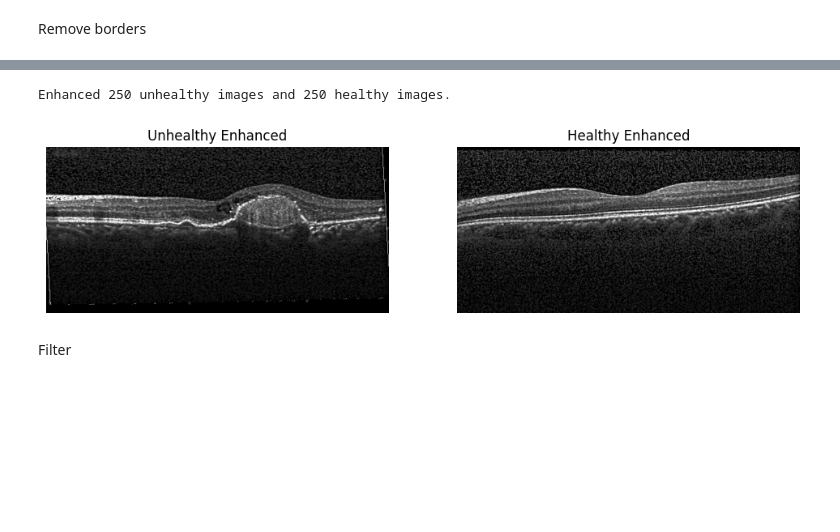
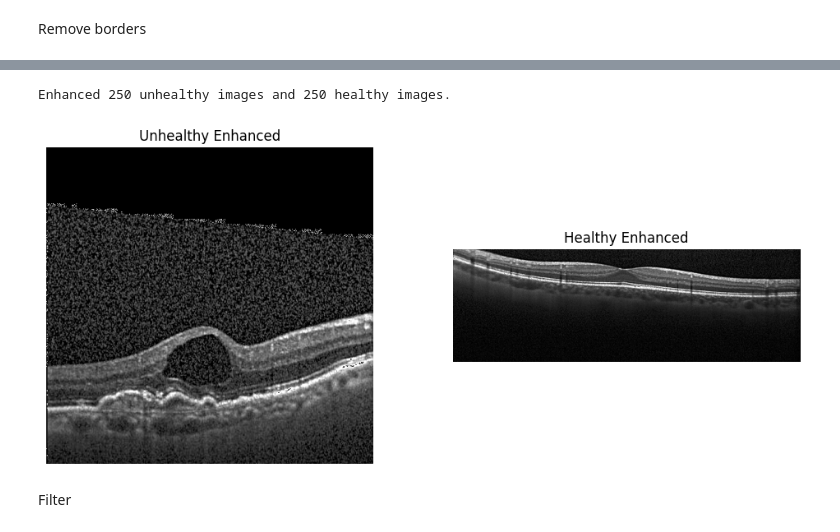
Before and after one commit to m2802h/Computer-Vision, a Jupyter notebook: Project.ipynb, the cells around one changed output, grey strips where cells are left out. Saved outputs shown, nothing was run; the diff lists cells and outputs as text; code cells hidden in the pictures; blank space fills up the shorter version.

```diff
--- a/Project.ipynb
+++ b/Project.ipynb
@@ -56,3 +70,15 @@ plt.show()
+# %%
+import cv2, os
+from pathlib import Path
+
+folder_path = Path("Data/CellData/OCT/train/CNV")
+images_unhealthy_train = []
+
+for file in folder_path.iterdir():
+    if file.suffix.lower() in {".png", ".jpg", ".jpeg"}:
+        img = cv2.imread(str(file), cv2.IMREAD_GRAYSCALE)  # returns a NumPy array
+        if img is not None:
+            images_unhealthy_train.append(img)
 # %% [markdown]
 Remove borders
 # %%
@@ -101,51 +136,81 @@ import numpy as np
 from PIL import Image
 import matplotlib.pyplot as plt
 
-def enhance_low_high(img, blur_kernel=(27, 27), highpass_weight=1.0):
+def _ensure_odd_kernel(k):
+    # Make sure Gaussian kernel size is valid (odd, >=1)
+    if isinstance(k, int):
+        return (k if k % 2 == 1 else k + 1)
+    kh = k[0] if isinstance(k, tuple) else k
+    kw = k[1] if isinstance(k, tuple) else k
+    kh = kh if kh % 2 == 1 else kh + 1
+    kw = kw if kw % 2 == 1 else kw + 1
+    return (max(1, kh), max(1, kw))
+
+def _to_gray_array(img):
+    """Accepts np.ndarray (gray or RGB/BGR) or PIL.Image; returns 2D uint8 array."""
+    if isinstance(img, np.ndarray):
+        if img.ndim == 2:
+            return img.astype(np.uint8, copy=False)
+        elif img.ndim == 3:
+            # Assume BGR (cv2) or RGB; if unsure, convert by averaging channels
+            # Safer universal path: convert to gray with cv2 (assumes BGR)
+            try:
+                return cv2.cvtColor(img, cv2.COLOR_BGR2GRAY)
+            except cv2.error:
+                # Fallback: average channels
+                return np.clip(img.mean(axis=2), 0, 255).astype(np.uint8)
+    else:
+        # PIL.Image
+        return np.array(img.convert("L"), dtype=np.uint8)
+
+def enhance_low_high_np(img, blur_kernel=(27, 27), highpass_weight=1.0, keep_type='ndarray'):
     """
-    Apply Gaussian low-pass filter + high-pass enhancement.
-    Returns a grayscale PIL image.
+    Apply Gaussian low-pass + high-pass enhancement.
+    Accepts: np.ndarray or PIL.Image
+    Returns: np.ndarray (grayscale) by default; set keep_type='pil' to get PIL.Image
     """
-    # Convert to grayscale and float32
-    gray = img.convert("L")
-    arr = np.array(gray).astype(np.float32)
+    k = _ensure_odd_kernel(blur_kernel)
+    arr = _to_gray_array(img).astype(np.float32)
 
     # Low-pass (Gaussian blur)
-    blurred = cv2.GaussianBlur(arr, blur_kernel, 0)
+    blurred = cv2.GaussianBlur(arr, k, 0)
 
     # High-pass
     highpass = arr - blurred
 
-    # Combine (original + weighted high-pass)
-    sharpened = cv2.addWeighted(arr, 1.0, highpass, highpass_weight, 0)
+    # Combine
+    sharpened = cv2.addWeighted(arr, 1.0, highpass, float(highpass_weight), 0)
 
-    # Clip to valid range
+    # Clip back to valid range
     sharpened = np.clip(sharpened, 0, 255).astype(np.uint8)
 
-    return Image.fromarray(sharpened)
+    if keep_type == 'pil':
+        return Image.fromarray(sharpened)
+    return sharpened
 
-# 🧠 Apply to all images
-images_unhealthy_enhanced = [enhance_low_high(img) for img in images_unhealthy]
-images_healthy_enhanced = [enhance_low_high(img) for img in images_healthy]
+# 🧠 Apply to all images (lists may contain NumPy arrays now)
+images_unhealthy_enhanced       = [enhance_low_high_np(img) for img in images_unhealthy]
+images_healthy_enhanced         = [enhance_low_high_np(img) for img in images_healthy]
+images_unhealthy_train_enhanced = [enhance_low_high_np(img) for img in images_unhealthy_train]
+images_healthy_train_enhanced   = [enhance_low_high_np(img) for img in images_healthy_train]
 
 print(f"Enhanced {len(images_unhealthy_enhanced)} unhealthy images and {len(images_healthy_enhanced)} healthy images.")
 
 # 🔍 Show one example from each
 plt.figure(figsize=(12, 5))
-
 plt.subplot(1, 2, 1)
-plt.imshow(images_unhealthy_enhanced[5], cmap='gray')
+plt.imshow(images_unhealthy_train_enhanced[5], cmap='gray')
 plt.axis('off')
 plt.title('Unhealthy Enhanced')
 
 plt.subplot(1, 2, 2)
-plt.imshow(images_healthy_enhanced[5], cmap='gray')
+plt.imshow(images_healthy_train_enhanced[5], cmap='gray')
 plt.axis('off')
 plt.title('Healthy Enhanced')
 
 plt.show()
 # %% [output]
 Enhanced 250 unhealthy images and 250 healthy images.
-[figure, old version]
+[figure, new version]
 # %% [markdown]
 Filter
```
Also changed, not shown: parts of 16 cells of this notebook.
